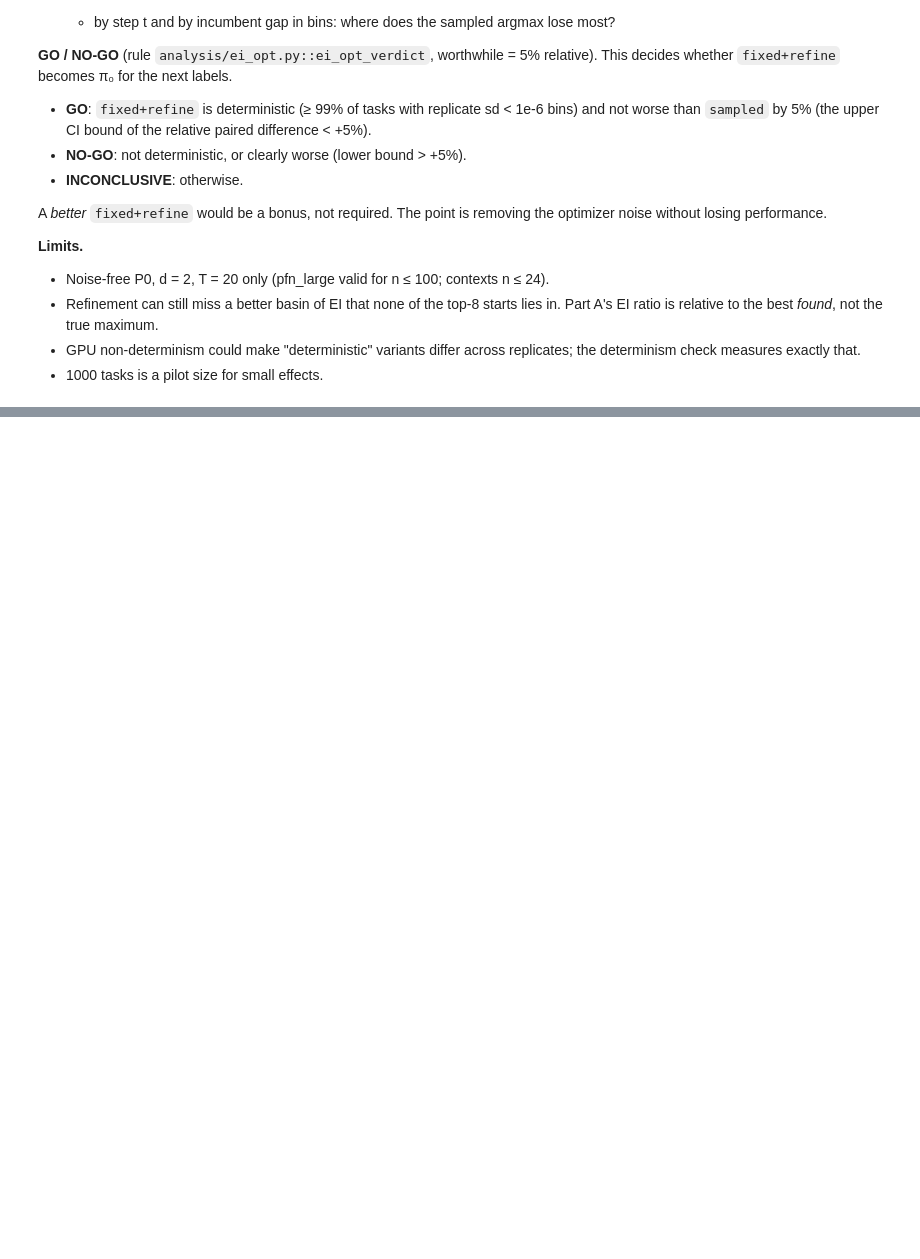
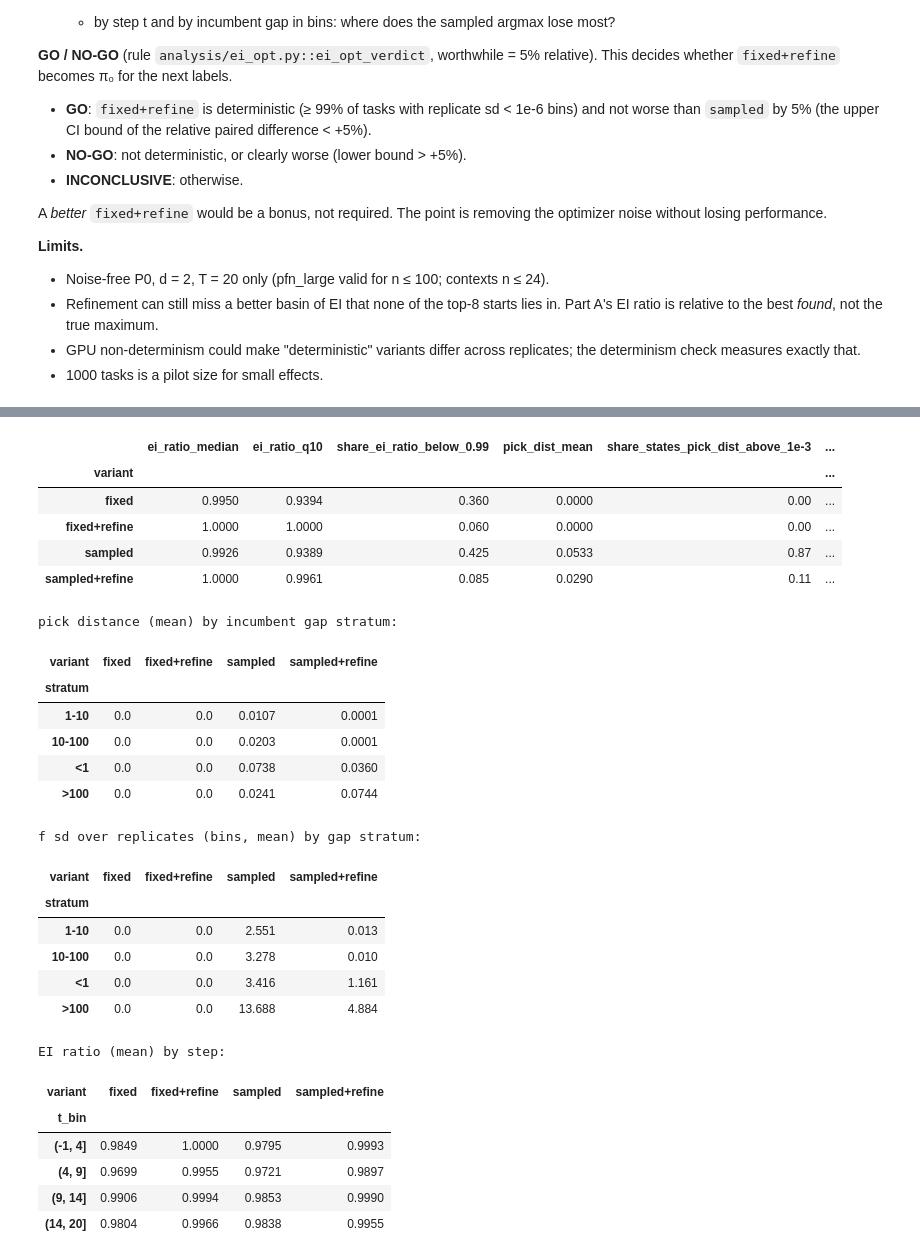
Before and after one commit to timruhkopf/anytime-acquisition, a Jupyter notebook: notebooks/11_2026-11-12_ei_opt.ipynb, the cells around one changed output, grey strips where cells are left out. Saved outputs shown, nothing was run; the diff lists cells and outputs as text; code cells hidden in the pictures; blank space fills up the shorter version.

Commit message:
ei_opt sanity: log §1, snapshot
Co-Authored-By: Claude Opus 5.5 <noreply@anthropic.com>

```diff
--- a/notebooks/11_2026-11-12_ei_opt.ipynb
+++ b/notebooks/11_2026-11-12_ei_opt.ipynb
@@ -56,8 +56,14 @@ A *better* `fixed+refine` would be a bonus, not required. The point is removing
 - GPU non-determinism could make "deterministic" variants differ across replicates; the determinism check measures exactly that.
 - 1000 tasks is a pilot size for small effects.
 # %%
-from anytime_acq.analysis import load_snapshot, paired_diff, show_header, summarize
+import matplotlib.pyplot as plt
+import numpy as np
+import pandas as pd
 
-SNAPSHOT = "results/ei_opt/<sweep_id>"  # set after `just snapshot runs/ei_opt/<sweep_id>`
+from anytime_acq.analysis import load_snapshot, show_header
+from anytime_acq.analysis.ei_opt import ei_opt_verdict, pick_dispersion
+from anytime_acq.tasks.pfn_bo_inference import gap_stratum
+
+SNAPSHOT = "results/ei_opt/sanity_20261112-090427"
 snap = load_snapshot(SNAPSHOT)
 show_header(snap)  # how it was run + configuration, generated from the snapshot
@@ -72,0 +147,41 @@ The GO / NO-GO criterion from the description, evaluated, in one line. Record it
+# %%
+cols = ["variant", "ei_ratio_median", "ei_ratio_q10", "share_ei_ratio_below_0.99", "pick_dist_mean",
+        "share_states_pick_dist_above_1e-3", "f_sd_bins_median", "f_sd_bins_mean"]
+display(summary[cols].set_index("variant").round(4))
+disp = pick_dispersion(st)
+disp["stratum"] = gap_stratum(disp.gap_bins.to_numpy())
+disp["t_bin"] = pd.cut(disp.t, [-1, 4, 9, 14, 20])
+print("pick distance (mean) by incumbent gap stratum:")
+display(disp.pivot_table(index="stratum", columns="variant", values="pick_dist", aggfunc="mean").round(4))
+print("f sd over replicates (bins, mean) by gap stratum:")
+display(disp.pivot_table(index="stratum", columns="variant", values="f_sd_bins", aggfunc="mean").round(3))
+print("EI ratio (mean) by step:")
+display(disp.pivot_table(index="t_bin", columns="variant", values="ei_ratio", aggfunc="mean", observed=True).round(4))
+# %% [output]
+|  | ei_ratio_median | ei_ratio_q10 | share_ei_ratio_below_0.99 | pick_dist_mean | share_states_pick_dist_above_1e-3 | ... |
+| variant |  |  |  |  |  | ... |
+| fixed | 0.9950 | 0.9394 | 0.360 | 0.0000 | 0.00 | ... |
+| fixed+refine | 1.0000 | 1.0000 | 0.060 | 0.0000 | 0.00 | ... |
+| sampled | 0.9926 | 0.9389 | 0.425 | 0.0533 | 0.87 | ... |
+| sampled+refine | 1.0000 | 0.9961 | 0.085 | 0.0290 | 0.11 | ... |
+pick distance (mean) by incumbent gap stratum:
+| variant | fixed | fixed+refine | sampled | sampled+refine |
+| stratum |  |  |  |  |
+| 1-10 | 0.0 | 0.0 | 0.0107 | 0.0001 |
+| 10-100 | 0.0 | 0.0 | 0.0203 | 0.0001 |
+| <1 | 0.0 | 0.0 | 0.0738 | 0.0360 |
+| >100 | 0.0 | 0.0 | 0.0241 | 0.0744 |
+f sd over replicates (bins, mean) by gap stratum:
+| variant | fixed | fixed+refine | sampled | sampled+refine |
+| stratum |  |  |  |  |
+| 1-10 | 0.0 | 0.0 | 2.551 | 0.013 |
+| 10-100 | 0.0 | 0.0 | 3.278 | 0.010 |
+| <1 | 0.0 | 0.0 | 3.416 | 1.161 |
+| >100 | 0.0 | 0.0 | 13.688 | 4.884 |
+EI ratio (mean) by step:
+| variant | fixed | fixed+refine | sampled | sampled+refine |
+| t_bin |  |  |  |  |
+| (-1, 4] | 0.9849 | 1.0000 | 0.9795 | 0.9993 |
+| (4, 9] | 0.9699 | 0.9955 | 0.9721 | 0.9897 |
+| (9, 14] | 0.9906 | 0.9994 | 0.9853 | 0.9990 |
+| (14, 20] | 0.9804 | 0.9966 | 0.9838 | 0.9955 |
```
Also changed, not shown: parts of 10 cells of this notebook, 13 other files.
